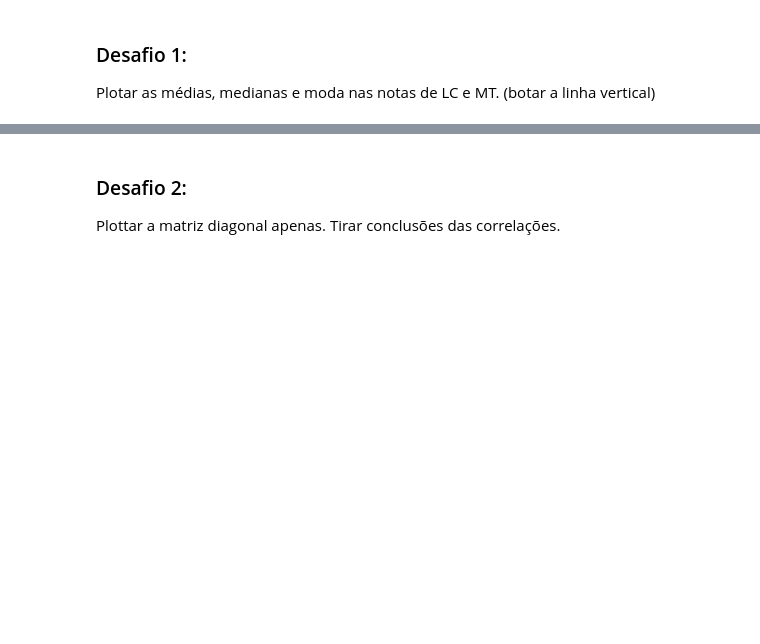
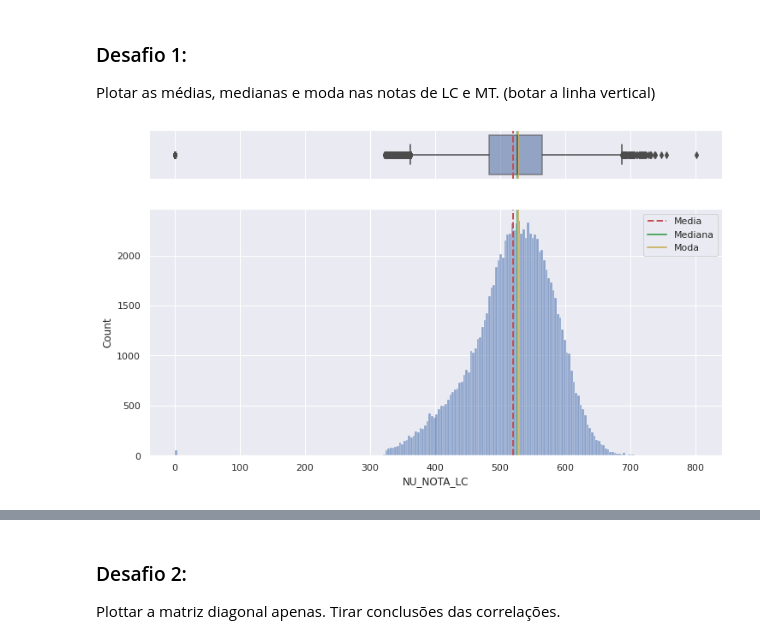
Before and after one commit to gabrielatrindade/quarentenadados-alura, a Jupyter notebook: imersao-dados-2/enem_analysis.ipynb, the cells around one changed output, grey strips where cells are left out. Drawn from its saved outputs; the diff is of its cells as text; code cells hidden in the pictures; blank space fills up the shorter version.

```diff
--- a/imersao-dados-2/enem_analysis.ipynb
+++ b/imersao-dados-2/enem_analysis.ipynb
@@ -1018,3 +1018,35 @@ Pensar sobre a correlação de Matemática e Linguagens.
 ### Desafio 1:
 
 Plotar as médias, medianas e moda nas notas de LC e MT. (botar a linha vertical)
+# %%
+def box_hist_plot_com_media_mediana_moda_provas (prova):
+
+    f, (ax_box, ax_hist) = plt.subplots(2, sharex=True,
+                                        gridspec_kw= {"height_ratios": (0.2, 1)},
+                                        figsize=(12,7))
+
+    media_nota = inscritos_nota_total_maiorq_zero[prova].mean()
+    mediana_nota = inscritos_nota_total_maiorq_zero[prova].median()
+    moda_nota = inscritos_nota_total_maiorq_zero[prova].mode()[0]
+
+    sns.boxplot(x=inscritos_nota_total_maiorq_zero[prova],
+                ax=ax_box, boxprops=dict(alpha=0.6))
+    ax_box.axvline(media_nota, color='r', linestyle='--', lw=2)
+    ax_box.axvline(mediana_nota, color='g', linestyle='-', lw=2)
+    ax_box.axvline(moda_nota, color='y', linestyle='-', lw=2)
+
+    sns.histplot(data=inscritos_nota_total_maiorq_zero,
+                 x=prova, ax=ax_hist, alpha=0.6)
+    ax_hist.axvline(media_nota, color='r', linestyle='--', lw=2)
+    ax_hist.axvline(mediana_nota, color='g', linestyle='-', lw=2)
+    ax_hist.axvline(moda_nota, color='y', linestyle='-', lw=2)
+
+    plt.legend({'Media':media_nota,'Mediana':mediana_nota,'Moda':moda_nota})
+
+    ax_box.set(xlabel='')
+
+    plt.show()
+# %%
+box_hist_plot_com_media_mediana_moda_provas('NU_NOTA_LC')
+# %% [output]
+[figure, added]
```
Also changed, not shown: parts of 10 cells of this notebook.
